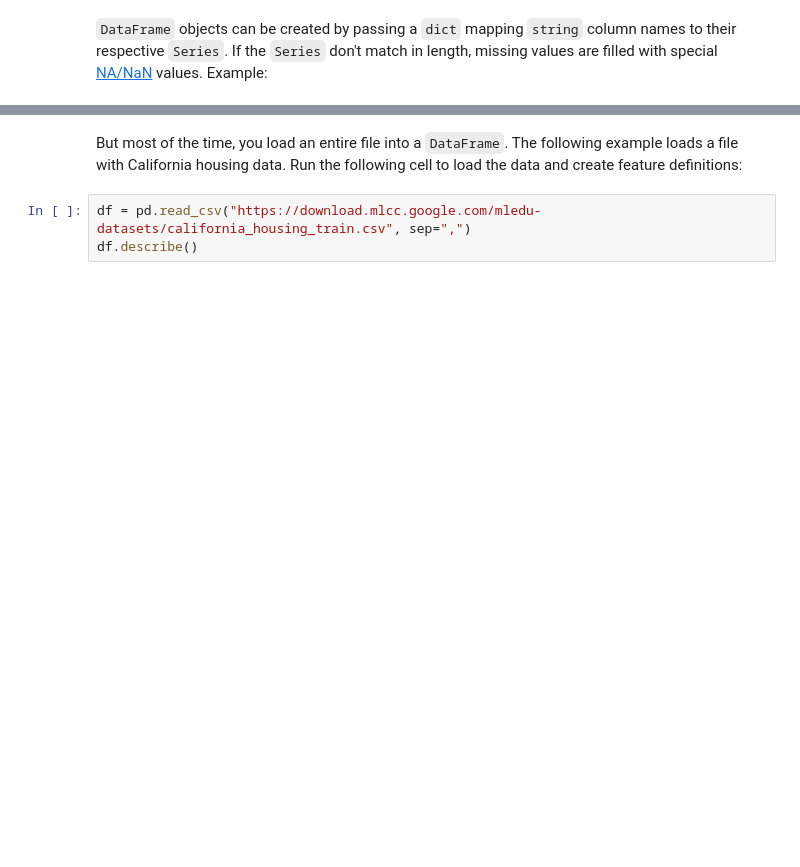
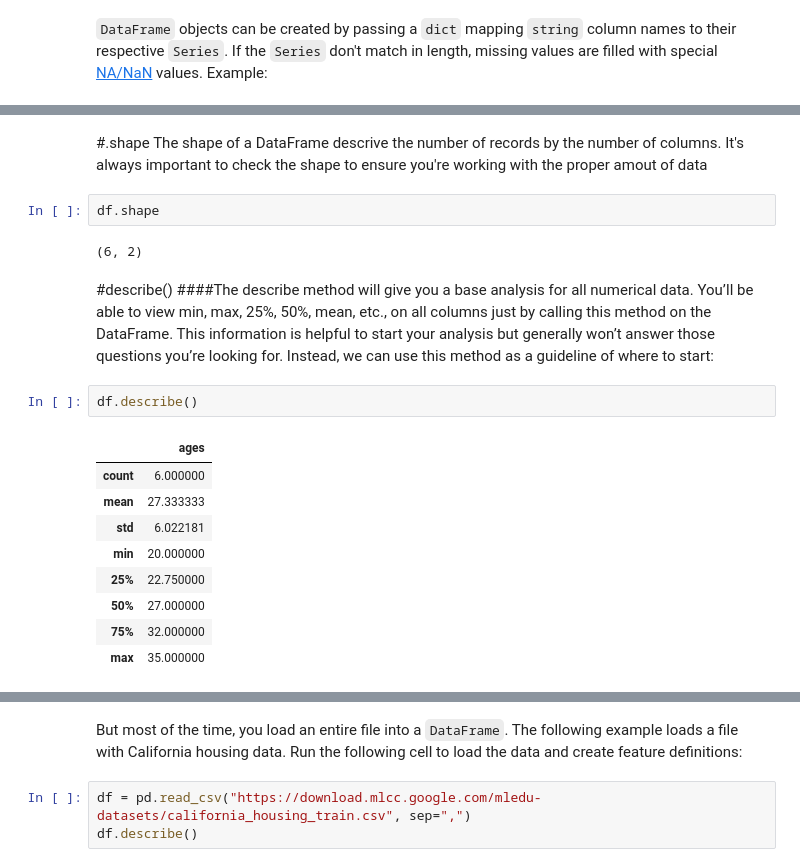
Before and after one commit to vsbca/Data-Science, a Jupyter notebook: intro_to_pandas.ipynb, the cells around one changed output, grey strips where cells are left out. Saved outputs shown, nothing was run; the diff lists cells and outputs as text; blank space fills up the shorter version.

```diff
--- a/intro_to_pandas.ipynb
+++ b/intro_to_pandas.ipynb
@@ -66,0 +147,22 @@ pd.DataFrame({ 'City name': city_names, 'Population': population })
+# %% [markdown]
+#.shape
+The shape of a DataFrame descrive the number of records by the number of columns. It's always important to check the shape to ensure you're working with the proper amout of data
+# %%
+df.shape
+# %% [output]
+(6, 2)
+# %% [markdown]
+#describe()
+####The describe method will give you a base analysis for all numerical data. You’ll be able to view min, max, 25%, 50%, mean, etc., on all columns just by calling this method on the DataFrame. This information is helpful to start your analysis but generally won’t answer those questions you’re looking for. Instead, we can use this method as a guideline of where to start:
+# %%
+df.describe()
+# %% [output]
+|  | ages |
+| count | 6.000000 |
+| mean | 27.333333 |
+| std | 6.022181 |
+| min | 20.000000 |
+| 25% | 22.750000 |
+| 50% | 27.000000 |
+| 75% | 32.000000 |
+| max | 35.000000 |
```
Also changed, not shown: parts of 28 cells of this notebook.
